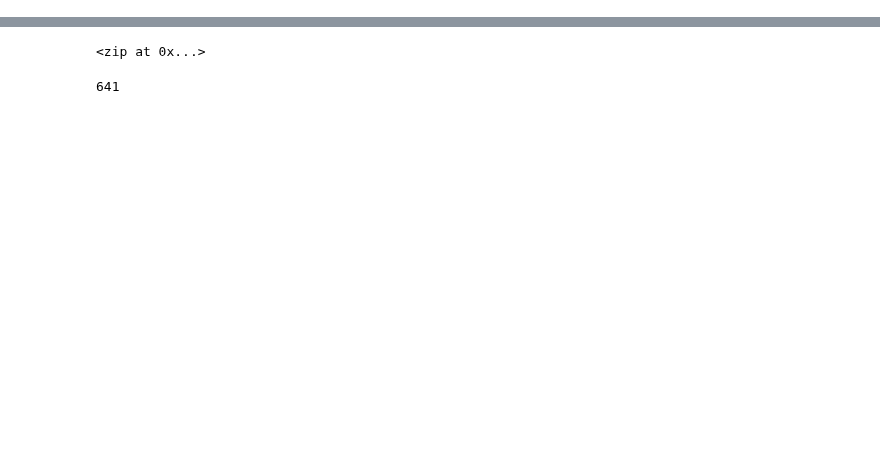
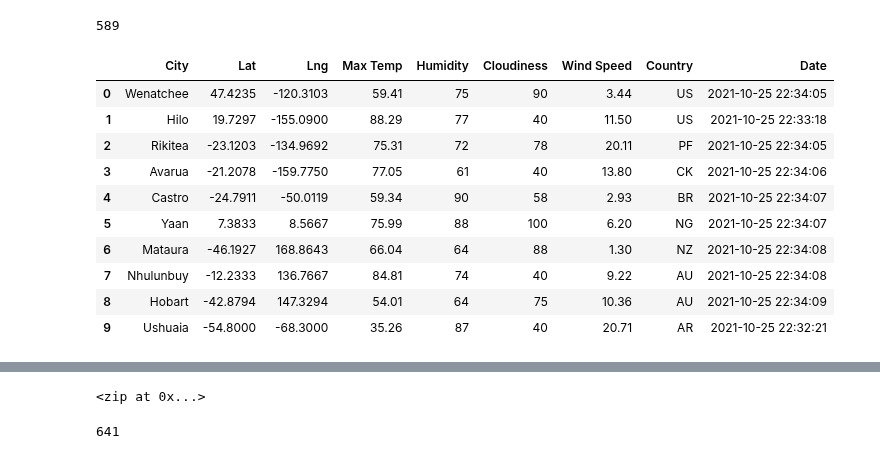
Before and after one commit to SueMottet/World_Weather_Analysis, a Jupyter notebook: WeatherPy.ipynb, the cells around one changed output, grey strips where cells are left out. Cells and saved outputs as stored; diff of their text form; code cells hidden in the pictures; blank space fills up the shorter version.

Commit message:
WeatherPy update and gitIgnore update

```diff
--- a/WeatherPy.ipynb
+++ b/WeatherPy.ipynb
@@ -5,0 +15,13 @@ import numpy as np
+# %%
+# Starting URL for Weather Map API Call.
+url = "http://api.openweathermap.org/data/2.5/weather?units=Imperial&APPID=" + weather_api_key
+# %%
+# Create an empty list to hold the weather data.
+city_data = []
+# Print the beginning of the logging.
+print("Beginning Data Retrieval     ")
+print("-----------------------------")
+
+# Create counters.
+record_count = 1
+set_count = 1
@@ -5,0 +99,21 @@ import numpy as np
+# %%
+city_count = len(city_data)
+city_count
+# %% [output]
+589
+# %%
+# Convert the array of dictionaries to a Pandas DataFrame.
+city_data_df = pd.DataFrame(city_data)
+city_data_df.head(10)
+# %% [output]
+|  | City | Lat | Lng | Max Temp | Humidity | Cloudiness | Wind Speed | Country | Date |
+| 0 | Wenatchee | 47.4235 | -120.3103 | 59.41 | 75 | 90 | 3.44 | US | 2021-10-25 22:34:05 |
+| 1 | Hilo | 19.7297 | -155.0900 | 88.29 | 77 | 40 | 11.50 | US | 2021-10-25 22:33:18 |
+| 2 | Rikitea | -23.1203 | -134.9692 | 75.31 | 72 | 78 | 20.11 | PF | 2021-10-25 22:34:05 |
+| 3 | Avarua | -21.2078 | -159.7750 | 77.05 | 61 | 40 | 13.80 | CK | 2021-10-25 22:34:06 |
+| 4 | Castro | -24.7911 | -50.0119 | 59.34 | 90 | 58 | 2.93 | BR | 2021-10-25 22:34:07 |
+| 5 | Yaan | 7.3833 | 8.5667 | 75.99 | 88 | 100 | 6.20 | NG | 2021-10-25 22:34:07 |
+| 6 | Mataura | -46.1927 | 168.8643 | 66.04 | 64 | 88 | 1.30 | NZ | 2021-10-25 22:34:08 |
+| 7 | Nhulunbuy | -12.2333 | 136.7667 | 84.81 | 74 | 40 | 9.22 | AU | 2021-10-25 22:34:08 |
+| 8 | Hobart | -42.8794 | 147.3294 | 54.01 | 64 | 75 | 10.36 | AU | 2021-10-25 22:34:09 |
+| 9 | Ushuaia | -54.8000 | -68.3000 | 35.26 | 87 | 40 | 20.71 | AR | 2021-10-25 22:32:21 |
```
Also changed, not shown: parts of 5 cells of this notebook.
